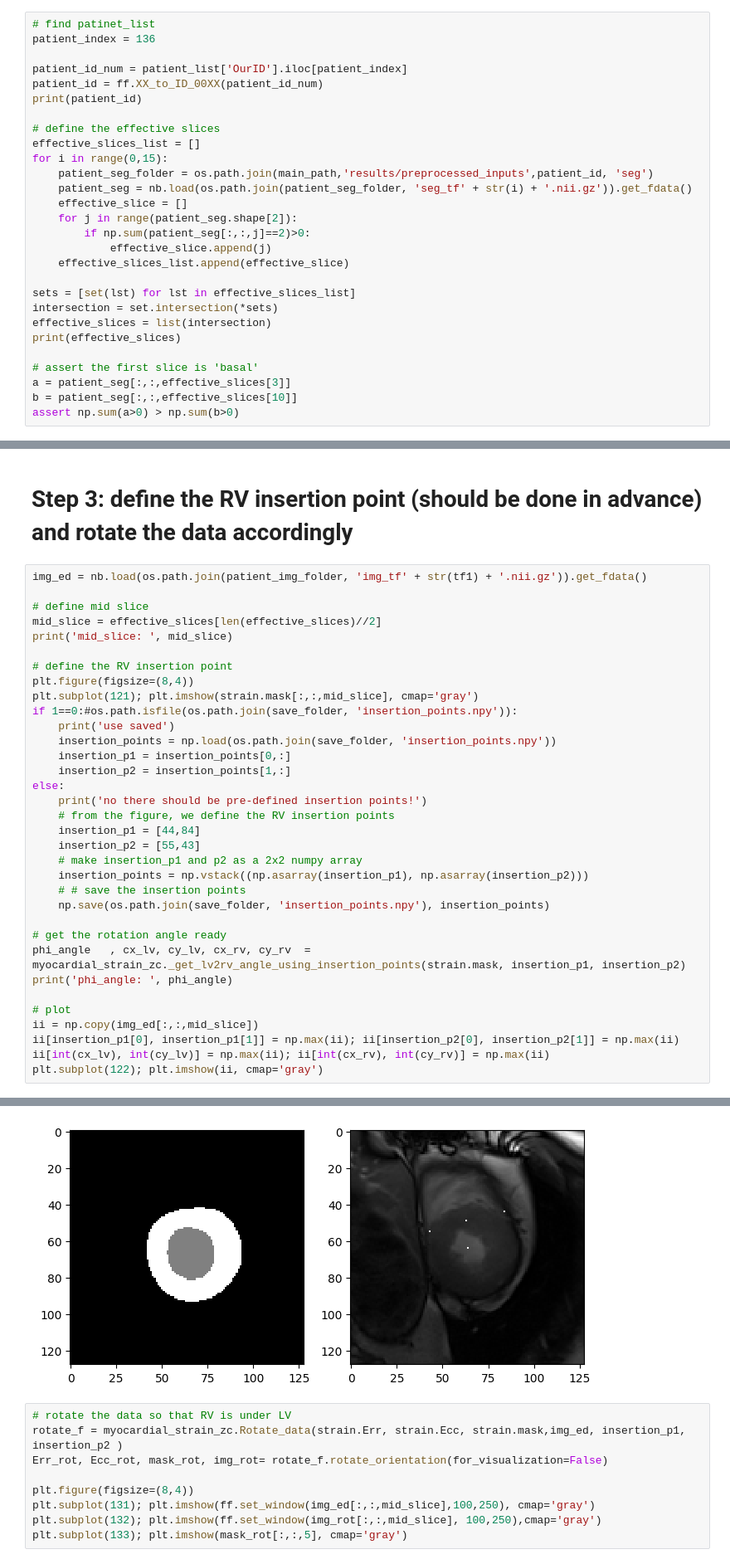
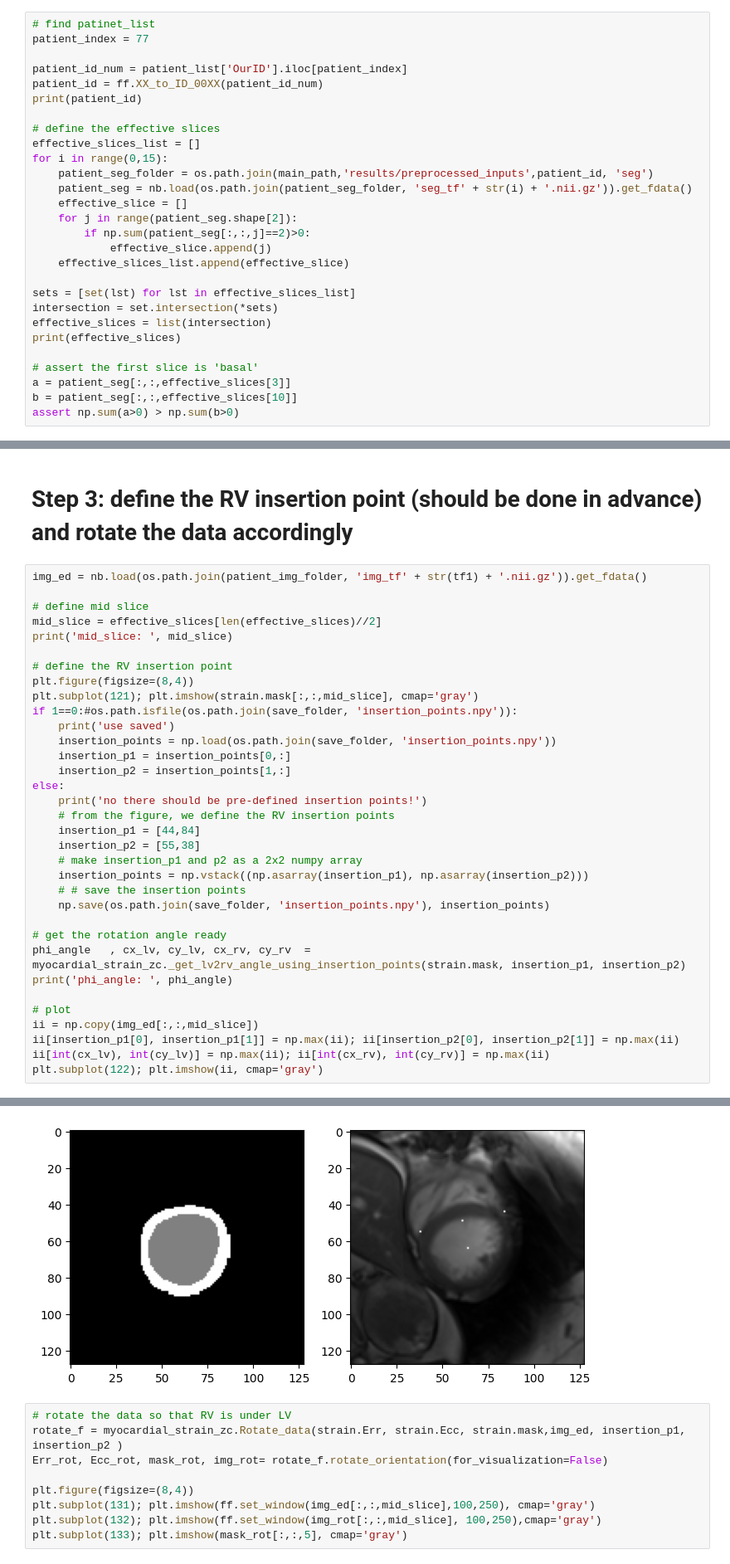
Before and after one commit to zhennongchen/DeepStrain, a Jupyter notebook: main_strain.ipynb, the cells around one changed output, grey strips where cells are left out. Shown at 83% size. Drawn from its saved outputs; the diff is of its cells as text.

```diff
--- a/main_strain.ipynb
+++ b/main_strain.ipynb
@@ -31,7 +31,7 @@ print(patient_list.shape)
 # Step 1: load a case (its segmentation and strain)
 # %%
 # find patinet_list
-patient_index = 136
+patient_index = 77
 
 patient_id_num = patient_list['OurID'].iloc[patient_index]
 patient_id = ff.XX_to_ID_00XX(patient_id_num)
@@ -180,7 +181,7 @@ else:
     print('no there should be pre-defined insertion points!')
     # from the figure, we define the RV insertion points
     insertion_p1 = [44,84]
-    insertion_p2 = [55,43]
+    insertion_p2 = [55,38]
     # make insertion_p1 and p2 as a 2x2 numpy array
     insertion_points = np.vstack((np.asarray(insertion_p1), np.asarray(insertion_p2)))
     # # save the insertion points
@@ -202,5 +203,5 @@ phi_angle:  96.78174507803712
 <matplotlib.image.AxesImage at 0x...>
-[figure, old version]
+[figure, new version]
 # %%
 # rotate the data so that RV is under LV
 rotate_f = myocardial_strain_zc.Rotate_data(strain.Err, strain.Ecc, strain.mask,img_ed, insertion_p1, insertion_p2 )
```
Also changed, not shown: parts of 3 cells of this notebook, 1 other file.
